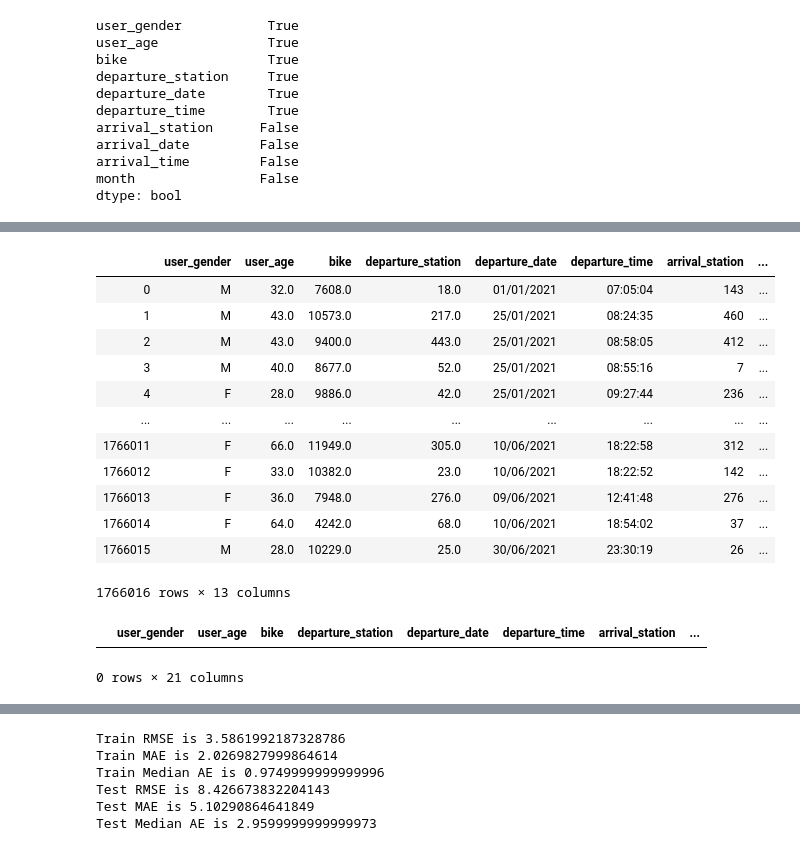
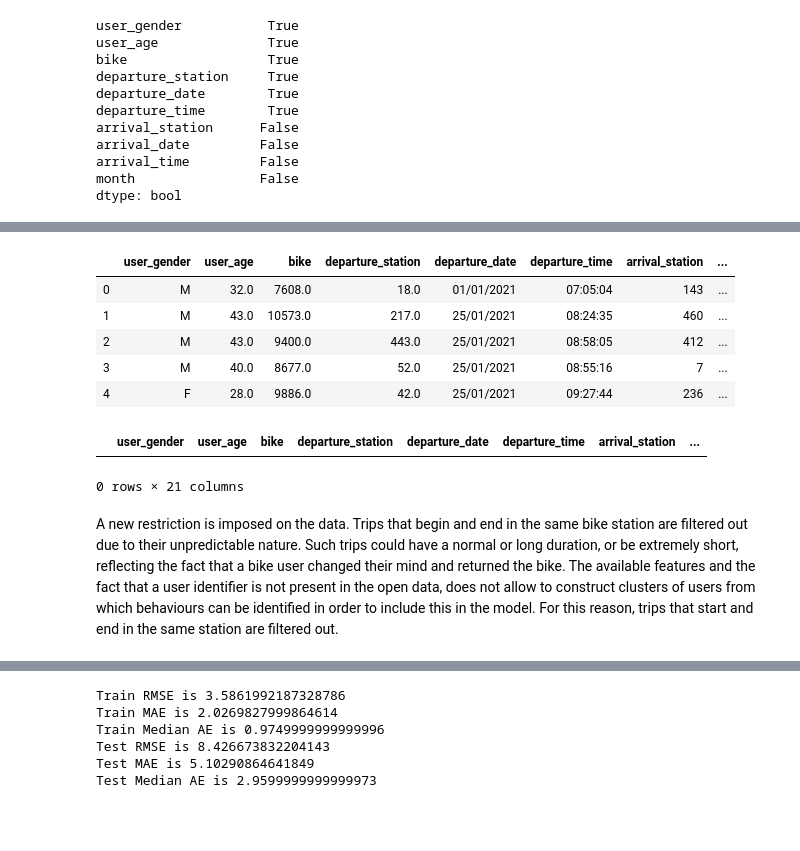
Before and after one commit to DarioDC/ECOBICI-Biketrip-Duration-Prediction, a Jupyter notebook: ECOBICI_Project.ipynb, the cells around one changed output, grey strips where cells are left out. Drawn from its saved outputs; the diff is of its cells as text; code cells hidden in the pictures; blank space fills up the shorter version.

```diff
--- a/ECOBICI_Project.ipynb
+++ b/ECOBICI_Project.ipynb
@@ -654,22 +657,15 @@ df_2021["travel_time"] = (df_2021["arrival_datetime"] - df_2021["departure_datet
 # %%
 #filter out times not in (0,80] mins
 df_2021 = df_2021[(df_2021["travel_time"]>0) & (df_2021["travel_time"]<=80)]
-df_2021.reset_index(drop=True,inplace=True)
+#df_2021.reset_index(drop=True,inplace=True)
 # %%
-df_2021
+df_2021.head()
 # %% [output]
 |  | user_gender | user_age | bike | departure_station | departure_date | departure_time | arrival_station | ... |
 | 0 | M | 32.0 | 7608.0 | 18.0 | 01/01/2021 | 07:05:04 | 143 | ... |
 | 1 | M | 43.0 | 10573.0 | 217.0 | 25/01/2021 | 08:24:35 | 460 | ... |
 | 2 | M | 43.0 | 9400.0 | 443.0 | 25/01/2021 | 08:58:05 | 412 | ... |
 | 3 | M | 40.0 | 8677.0 | 52.0 | 25/01/2021 | 08:55:16 | 7 | ... |
 | 4 | F | 28.0 | 9886.0 | 42.0 | 25/01/2021 | 09:27:44 | 236 | ... |
-| ... | ... | ... | ... | ... | ... | ... | ... | ... |
-| 1766011 | F | 66.0 | 11949.0 | 305.0 | 10/06/2021 | 18:22:58 | 312 | ... |
-| 1766012 | F | 33.0 | 10382.0 | 23.0 | 10/06/2021 | 18:22:52 | 142 | ... |
-| 1766013 | F | 36.0 | 7948.0 | 276.0 | 09/06/2021 | 12:41:48 | 276 | ... |
-| 1766014 | F | 64.0 | 4242.0 | 68.0 | 10/06/2021 | 18:54:02 | 37 | ... |
-| 1766015 | M | 28.0 | 10229.0 | 25.0 | 30/06/2021 | 23:30:19 | 26 | ... |
-1766016 rows × 13 columns
 # %%
 #day of the week, day of the month, and hour of the day (including minutes and seconds) are extracted from departure date-time variable
@@ -691,6 +687,8 @@ df_2021[df_2021[["arrival_latitude","arrival_longitude"]].isna().any(axis=1)]
 # %% [output]
 |  | user_gender | user_age | bike | departure_station | departure_date | departure_time | arrival_station | ... |
 0 rows × 21 columns
+# %% [markdown]
+A new restriction is imposed on the data. Trips that begin and end in the same bike station are filtered out due to their unpredictable nature. Such trips could have a normal or long duration, or be extremely short, reflecting the fact that a bike user changed their mind and returned the bike. The available features and the fact that a user identifier is not present in the open data, does not allow to construct clusters of users from which behaviours can be identified in order to include this in the model. For this reason, trips that start and end in the same station are filtered out.
 # %%
 #observations where departure and arrival station is the same are also filtered out
 df_2021 = df_2021[df_2021["departure_station"] != df_2021["arrival_station"]]
```
Also changed, not shown: parts of 83 cells of this notebook.
